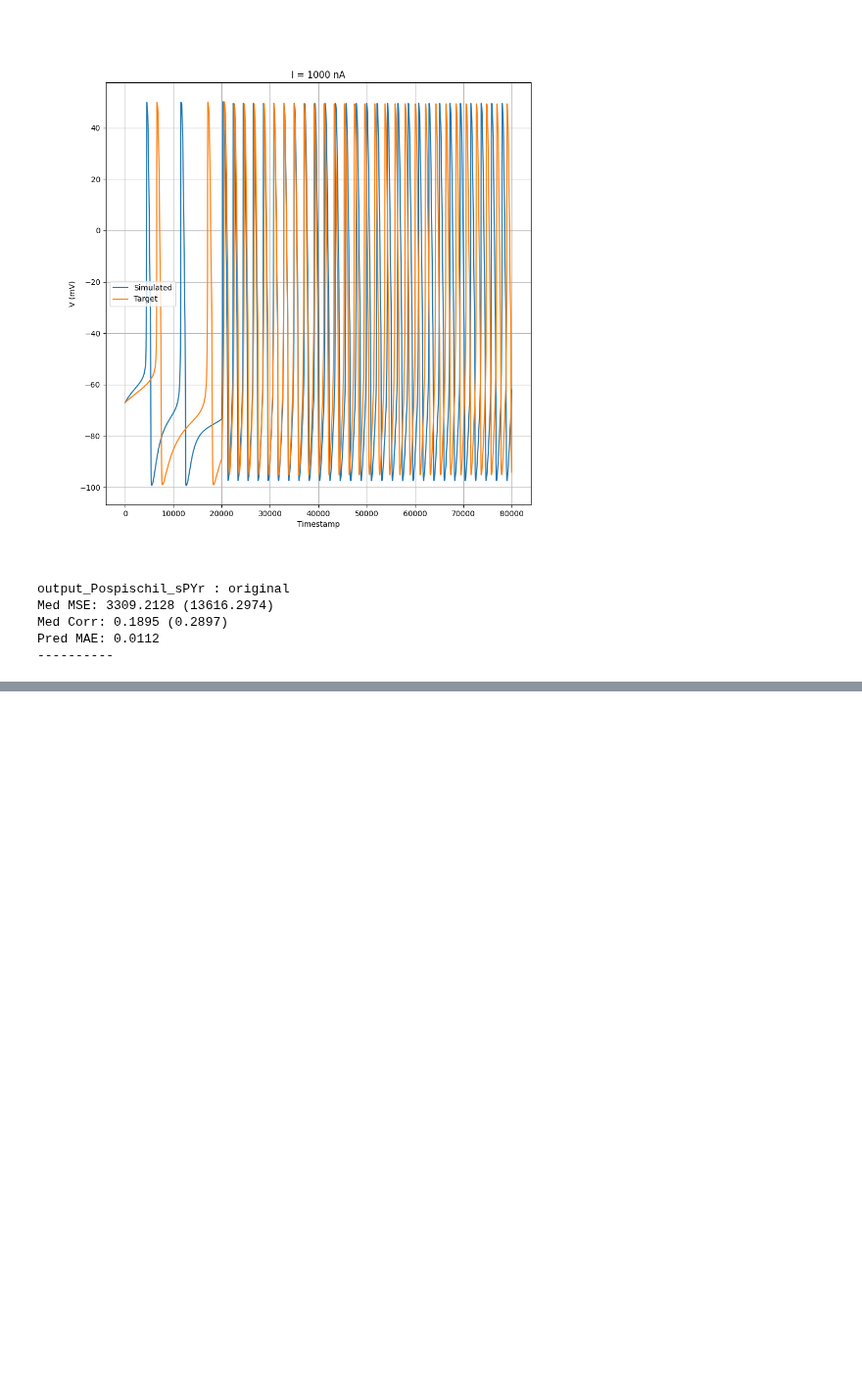
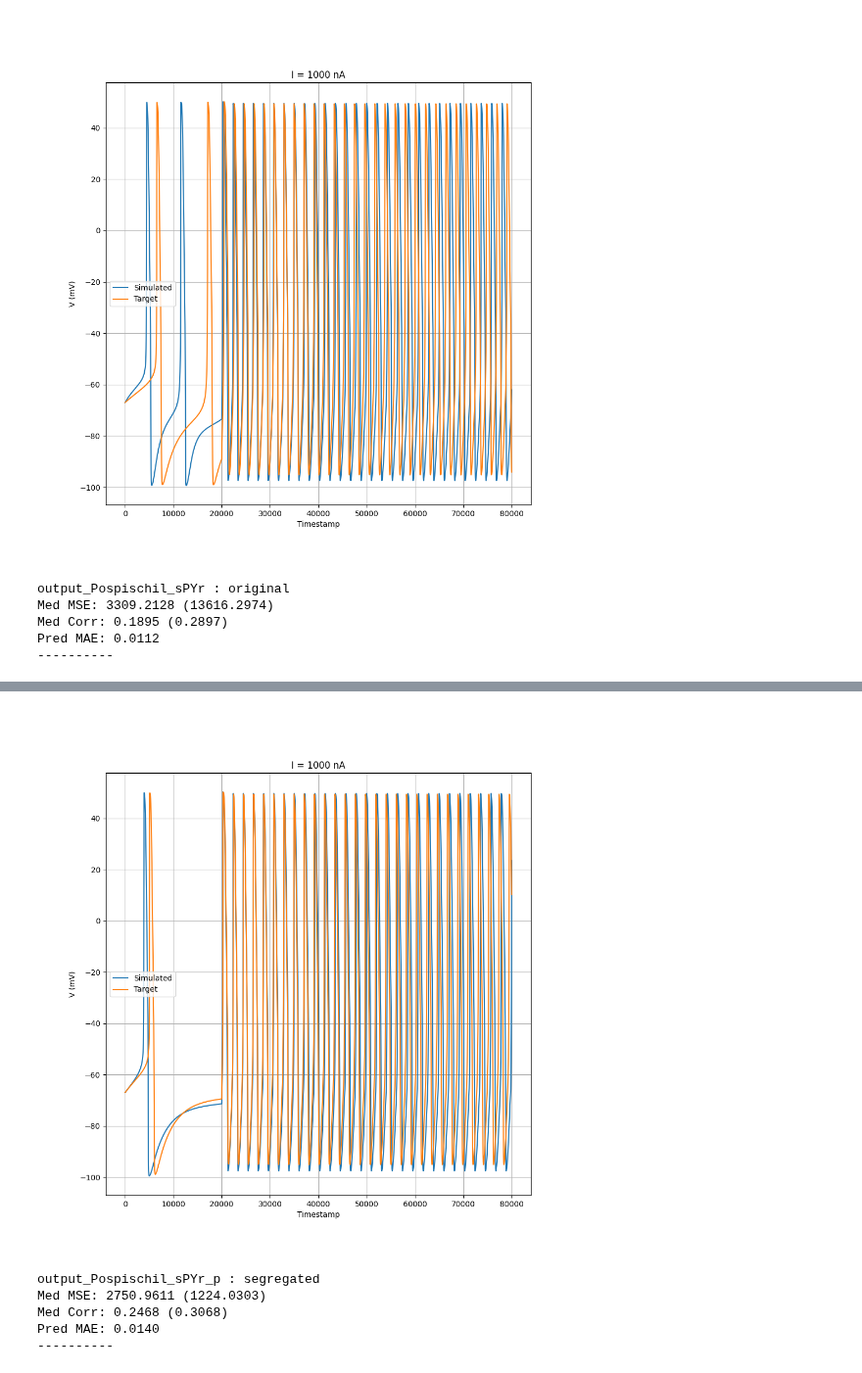
Before and after one commit to V-Marco/ACT, a Jupyter notebook: examples/Pospischil_sPYr/main.ipynb, the cells around one changed output, grey strips where cells are left out. Shown at 98% size. Saved outputs shown, nothing was run; the diff lists cells and outputs as text; code cells hidden in the pictures; blank space fills up the shorter version.

```diff
--- a/examples/Pospischil_sPYr/main.ipynb
+++ b/examples/Pospischil_sPYr/main.ipynb
@@ -167,0 +270,12 @@ Pred MAE: 0.0112
+# %%
+Image(filename="./output_Pospischil_sPYr_p/segregated/1000nA.png")
+# %% [output]
+[figure, added]
+# %%
+analysis.print_run_stats(config)
+# %% [output]
+output_Pospischil_sPYr_p : segregated
+Med MSE: 2750.9611 (1224.0303)
+Med Corr: 0.2468 (0.3068)
+Pred MAE: 0.0140
+----------
```
Also changed, not shown: parts of 11 cells of this notebook, 1 other file.
